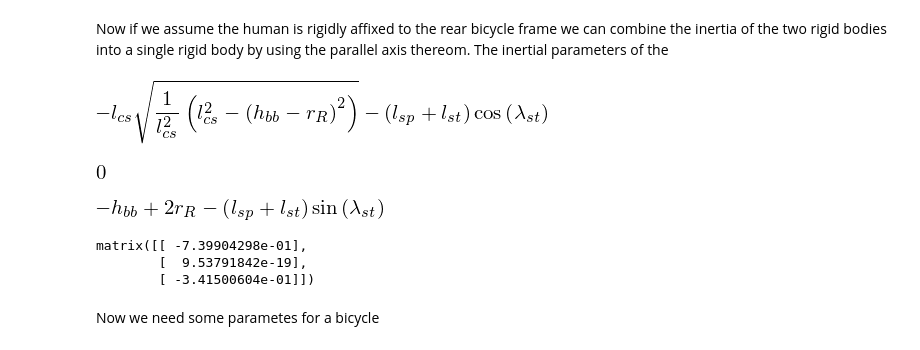
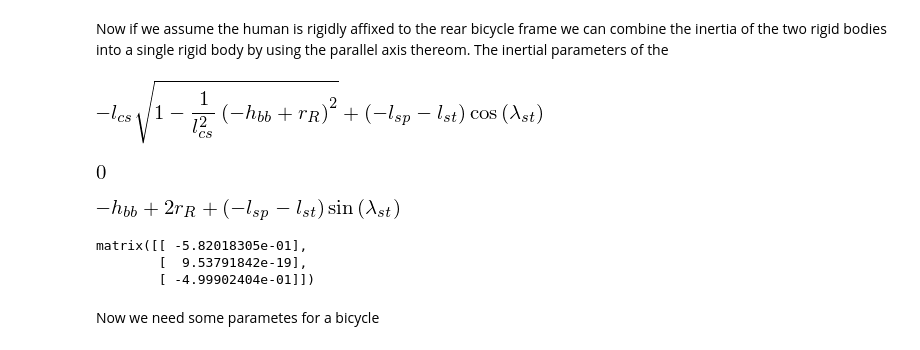
Before and after one commit to chrisdembia/python-yeadon-paper, a Jupyter notebook: src/bicycle_example.ipynb, the cells around one changed output. Saved outputs shown, nothing was run; the diff lists cells and outputs as text; code cells hidden in the pictures.

```diff
--- a/src/bicycle_example.ipynb
+++ b/src/bicycle_example.ipynb
@@ -459,9 +503,9 @@ array([[  1.58951869e-01],
 # %% [markdown]
 Now if we assume the human is rigidly affixed to the rear bicycle frame we can combine the inertia of the two rigid bodies into a single rigid body by using the parallel axis thereom. The inertial parameters of the
 # %%
-bicycle_origin_to_yeadon_origin = origin.pos_from(rear_wheel_center).express(bicycle_rf) + rear_wheel_radius * bicycle_rf.z
+bicycle_origin_to_yeadon_origin = origin.pos_from(rear_wheel_center) + rear_wheel_radius * bicycle_rf.z
 # %%
-bicycle_origin_to_yeadon_origin.simplify().dot(bicycle_rf.x)
+bicycle_origin_to_yeadon_origin.dot(bicycle_rf.x)
 # %% [output]
-[figure, old version]
+[figure, new version]
 # %%
@@ -469,9 +513,9 @@ bicycle_origin_to_yeadon_origin.simplify().dot(bicycle_rf.y)
 # %% [output]
 [figure]
 # %%
-bicycle_origin_to_yeadon_origin.simplify().dot(bicycle_rf.z)
+bicycle_origin_to_yeadon_origin.dot(bicycle_rf.z)
 # %% [output]
-[figure, old version]
+[figure, new version]
 # %%
 compute_yeadon_origin = sym.lambdify(bicycle_measurement_symbols[:7],
                                      [bicycle_origin_to_yeadon_origin.dot(bicycle_rf.x),
@@ -484,9 +528,9 @@ human_mass_center_in_bicycle_rf = yeadon_origin + R.dot(human.center_of_mass)
 # %%
 human_mass_center_in_bicycle_rf
 # %% [output]
-matrix([[ -7.39904298e-01],
+matrix([[ -5.82018305e-01],
         [  9.53791842e-19],
-        [ -3.41500604e-01]])
+        [ -4.99902404e-01]])
 # %% [markdown]
 Now we need some parametes for a bicycle
 # %%
```
Also changed, not shown: parts of 40 cells of this notebook.
